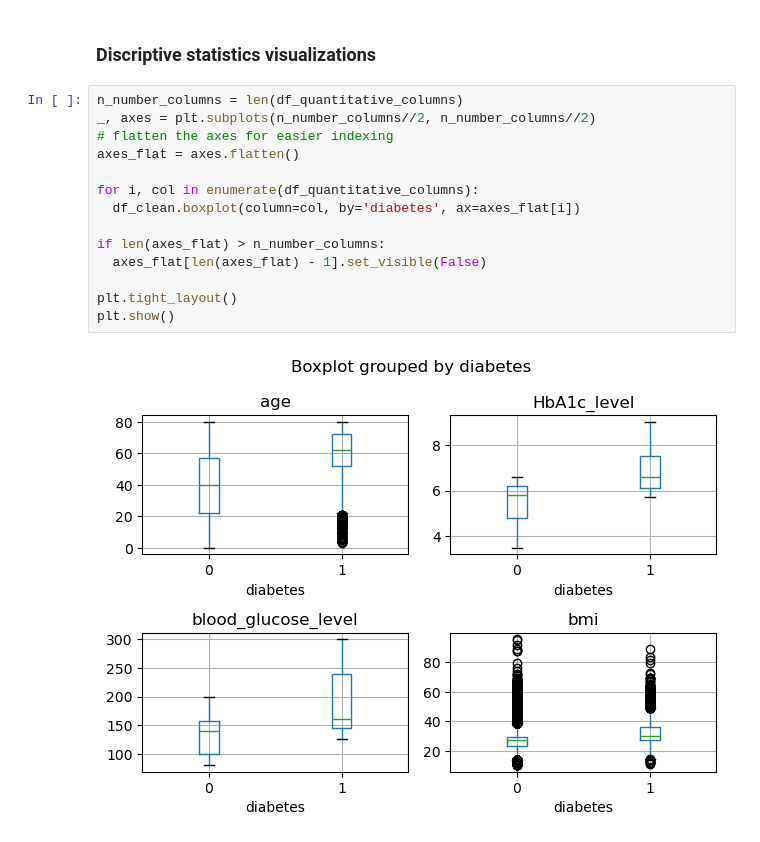
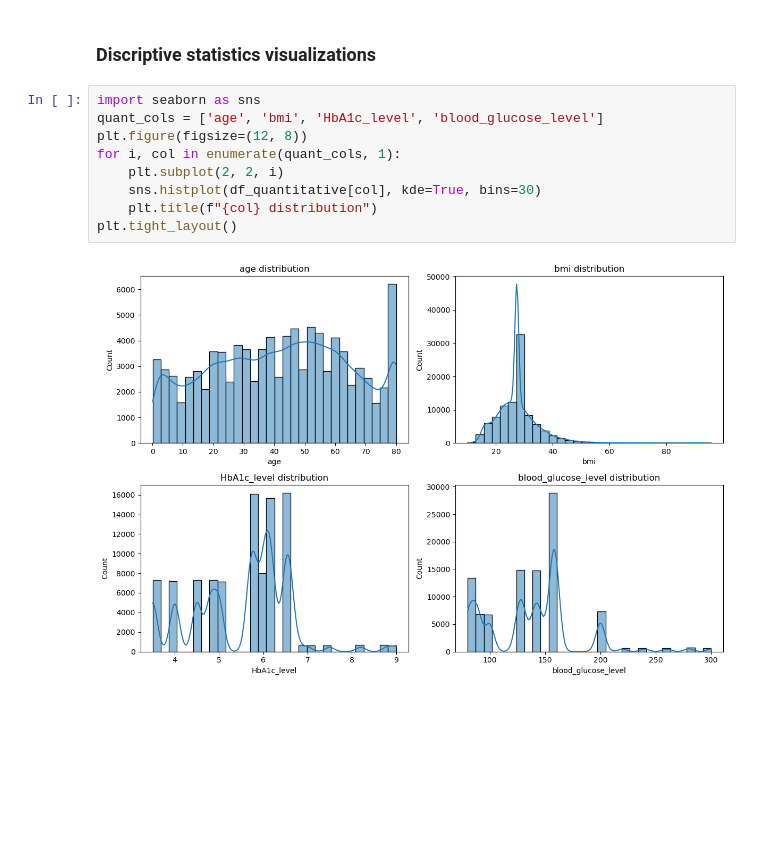
Before and after one commit to pwoosam/aai-500-diabetes-prediction, a Jupyter notebook: notebooks/datacleaning_and_eda.ipynb, the cells around one changed output. Drawn from its saved outputs; the diff is of its cells as text; blank space fills up the shorter version.

Commit message:
visualization quantitative feature histogram and box plots

```diff
--- a/notebooks/datacleaning_and_eda.ipynb
+++ b/notebooks/datacleaning_and_eda.ipynb
@@ -215,19 +215,14 @@ The quantitative columns are: ['age', 'HbA1c_level', 'blood_glucose_level', 'bmi
 The dataset has
 # %% [markdown]
 ### Discriptive statistics visualizations
-# %%
-n_number_columns = len(df_quantitative_columns)
-_, axes = plt.subplots(n_number_columns//2, n_number_columns//2)
-# flatten the axes for easier indexing
-axes_flat = axes.flatten()
-
-for i, col in enumerate(df_quantitative_columns):
-  df_clean.boxplot(column=col, by='diabetes', ax=axes_flat[i])
-
-if len(axes_flat) > n_number_columns:
-  axes_flat[len(axes_flat) - 1].set_visible(False)
-
-plt.tight_layout()
-plt.show()
-# %% [output]
-[figure, removed]
+# %%
+import seaborn as sns
+quant_cols = ['age', 'bmi', 'HbA1c_level', 'blood_glucose_level']
+plt.figure(figsize=(12, 8))
+for i, col in enumerate(quant_cols, 1):
+    plt.subplot(2, 2, i)
+    sns.histplot(df_quantitative[col], kde=True, bins=30)
+    plt.title(f"{col} distribution")
+plt.tight_layout()
+# %% [output]
+[figure, added]
```
Also changed, not shown: parts of 9 cells of this notebook.
